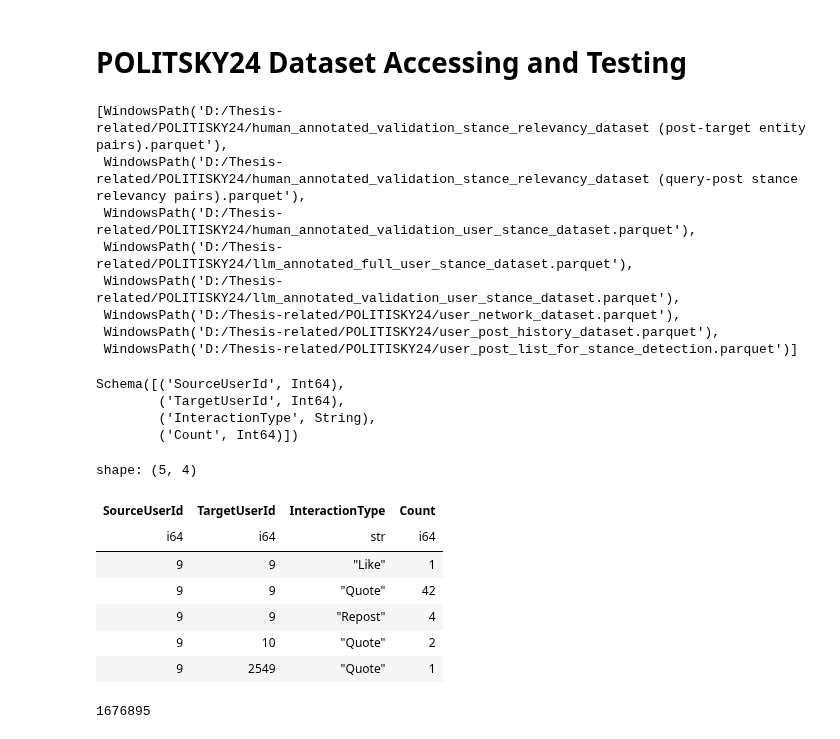
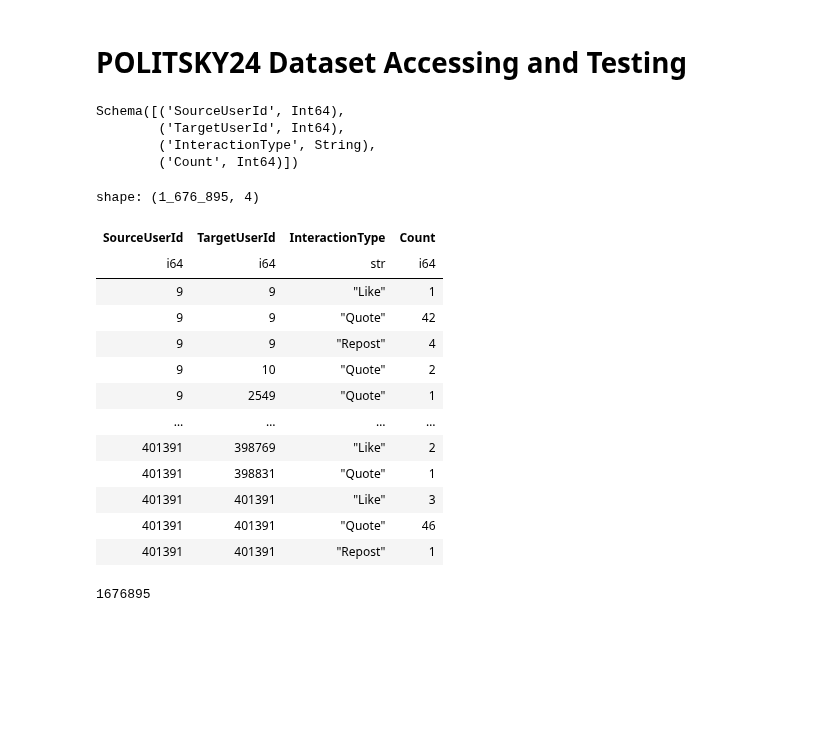
Before and after one commit to dredredre20/Thesis_Repository, a Jupyter notebook: Bluesky Test/Politsky24_Test.ipynb, the cells around one changed output. Cells and saved outputs as stored; diff of their text form; code cells hidden in the pictures; blank space fills up the shorter version.

```diff
--- a/Bluesky Test/Politsky24_Test.ipynb
+++ b/Bluesky Test/Politsky24_Test.ipynb
@@ -15,36 +15,27 @@ data_path = Path(os.getenv("DATA_PATH"))
 # %%
 # Access the parquet files in the data path
 
-parquet_files = list(data_path.glob("*.parquet"))
-parquet_files
+#parquet_files = list(data_path.glob("*.parquet"))
+#parquet_files
-# %% [output]
-[WindowsPath('D:/Thesis-related/POLITISKY24/human_annotated_validation_stance_relevancy_dataset (post-target entity pairs).parquet'),
- WindowsPath('D:/Thesis-related/POLITISKY24/human_annotated_validation_stance_relevancy_dataset (query-post stance relevancy pairs).parquet'),
- WindowsPath('D:/Thesis-related/POLITISKY24/human_annotated_validation_user_stance_dataset.parquet'),
- WindowsPath('D:/Thesis-related/POLITISKY24/llm_annotated_full_user_stance_dataset.parquet'),
- WindowsPath('D:/Thesis-related/POLITISKY24/llm_annotated_validation_user_stance_dataset.parquet'),
- WindowsPath('D:/Thesis-related/POLITISKY24/user_network_dataset.parquet'),
- WindowsPath('D:/Thesis-related/POLITISKY24/user_post_history_dataset.parquet'),
- WindowsPath('D:/Thesis-related/POLITISKY24/user_post_list_for_stance_detection.parquet')]
 # %%
 import polars as pl
 
 # Load each dataset manually into individual variables
-user_network_df = pl.read_parquet(data_path / "user_network_dataset.parquet")
-user_post_history_df = pl.read_parquet(data_path / "user_post_history_dataset.parquet")
-user_post_list_df = pl.read_parquet(data_path / "user_post_list_for_stance_detection.parquet")
+user_network_df = pl.read_parquet("user_network_dataset.parquet")
+user_post_history_df = pl.read_parquet("user_post_history_dataset.parquet")
+user_post_list_df = pl.read_parquet("user_post_list_for_stance_detection.parquet")
 
 # Stance label datasets
-llm_full_stance_df = pl.read_parquet(data_path / "llm_annotated_full_user_stance_dataset.parquet")
-llm_val_stance_df = pl.read_parquet(data_path / "llm_annotated_validation_user_stance_dataset.parquet")
-human_val_stance_df = pl.read_parquet(data_path / "human_annotated_validation_user_stance_dataset.parquet")
+llm_full_stance_df = pl.read_parquet("llm_annotated_full_user_stance_dataset.parquet")
+llm_val_stance_df = pl.read_parquet("llm_annotated_validation_user_stance_dataset.parquet")
+human_val_stance_df = pl.read_parquet("human_annotated_validation_user_stance_dataset.parquet")
 
 # Stance relevancy datasets (Note: surround filename strings in quotes)
 human_val_relevancy_post_df = pl.read_parquet(
-    data_path / "human_annotated_validation_stance_relevancy_dataset (post-target entity pairs).parquet"
+    "human_annotated_validation_stance_relevancy_dataset (post-target entity pairs).parquet"
 )
 human_val_relevancy_query_df = pl.read_parquet(
-    data_path / "human_annotated_validation_stance_relevancy_dataset (query-post stance relevancy pairs).parquet"
+    "human_annotated_validation_stance_relevancy_dataset (query-post stance relevancy pairs).parquet"
 )
 # %%
 user_network_df.schema
@@ -54,16 +45,22 @@ Schema([('SourceUserId', Int64),
         ('InteractionType', String),
         ('Count', Int64)])
 # %%
-user_network_df.head()
+user_network_df
 # %% [output]
-shape: (5, 4)
+shape: (1_676_895, 4)
 | SourceUserId | TargetUserId | InteractionType | Count |
 | i64 | i64 | str | i64 |
 | 9 | 9 | "Like" | 1 |
 | 9 | 9 | "Quote" | 42 |
 | 9 | 9 | "Repost" | 4 |
 | 9 | 10 | "Quote" | 2 |
 | 9 | 2549 | "Quote" | 1 |
+| … | … | … | … |
+| 401391 | 398769 | "Like" | 2 |
+| 401391 | 398831 | "Quote" | 1 |
+| 401391 | 401391 | "Like" | 3 |
+| 401391 | 401391 | "Quote" | 46 |
+| 401391 | 401391 | "Repost" | 1 |
 # %%
 # Check number of rows in user_network_df
 
```
Also changed, not shown: parts of 30 cells of this notebook.
